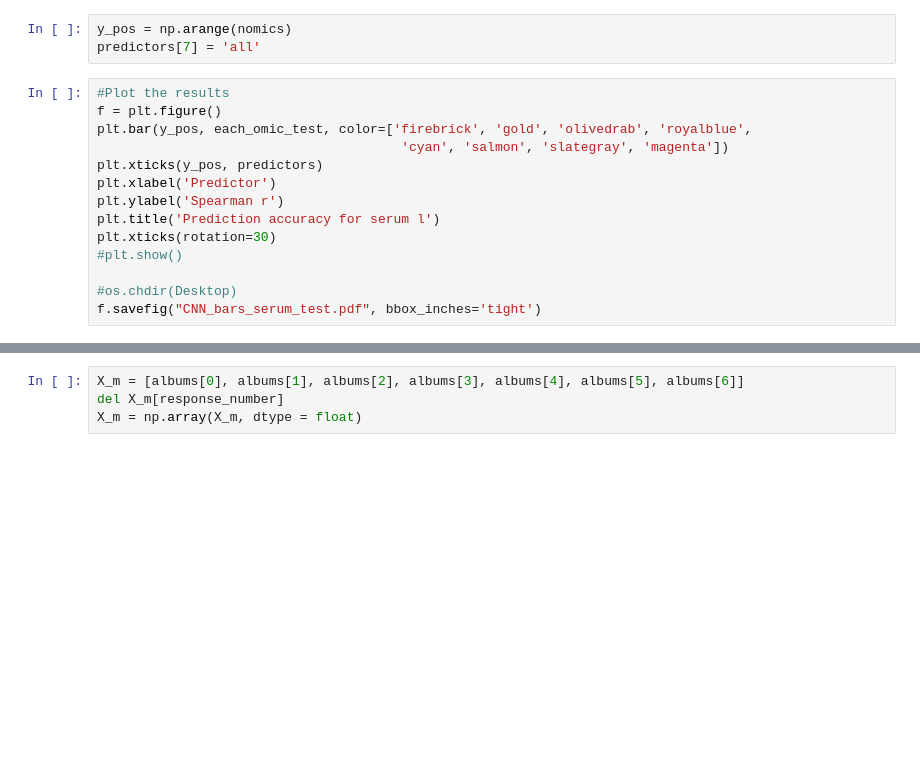
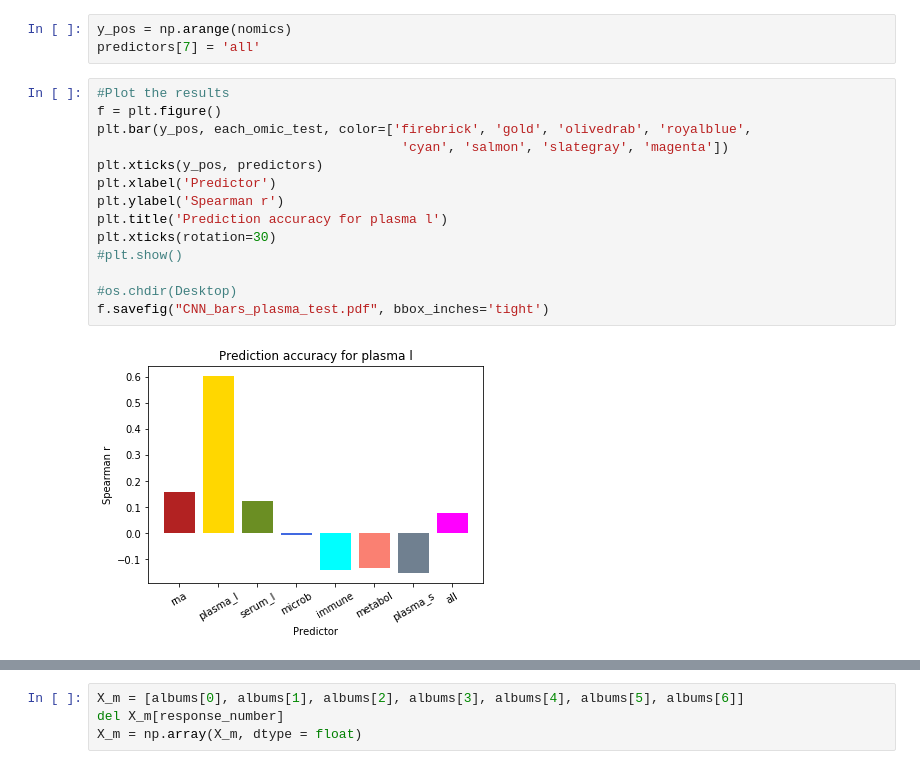
Before and after one commit to mariaxen/butterfly, a Jupyter notebook: notebooks/maria_001_CNN.ipynb, the cells around one changed output, grey strips where cells are left out. Saved outputs shown, nothing was run; the diff lists cells and outputs as text; blank space fills up the shorter version.

```diff
--- a/notebooks/maria_001_CNN.ipynb
+++ b/notebooks/maria_001_CNN.ipynb
@@ -173,17 +172,19 @@ predictors[7] = 'all'
 # %%
 #Plot the results
 f = plt.figure()
 plt.bar(y_pos, each_omic_test, color=['firebrick', 'gold', 'olivedrab', 'royalblue',
                                        'cyan', 'salmon', 'slategray', 'magenta'])
 plt.xticks(y_pos, predictors)
 plt.xlabel('Predictor')
 plt.ylabel('Spearman r')
-plt.title('Prediction accuracy for serum l')
+plt.title('Prediction accuracy for plasma l')
 plt.xticks(rotation=30)
 #plt.show()
 
 #os.chdir(Desktop)
-f.savefig("CNN_bars_serum_test.pdf", bbox_inches='tight')
+f.savefig("CNN_bars_plasma_test.pdf", bbox_inches='tight')
+# %% [output]
+[figure, added]
 # %%
 #Boxplots
 import seaborn as sns
```
Also changed, not shown: parts of 13 cells of this notebook, 1 other file.
